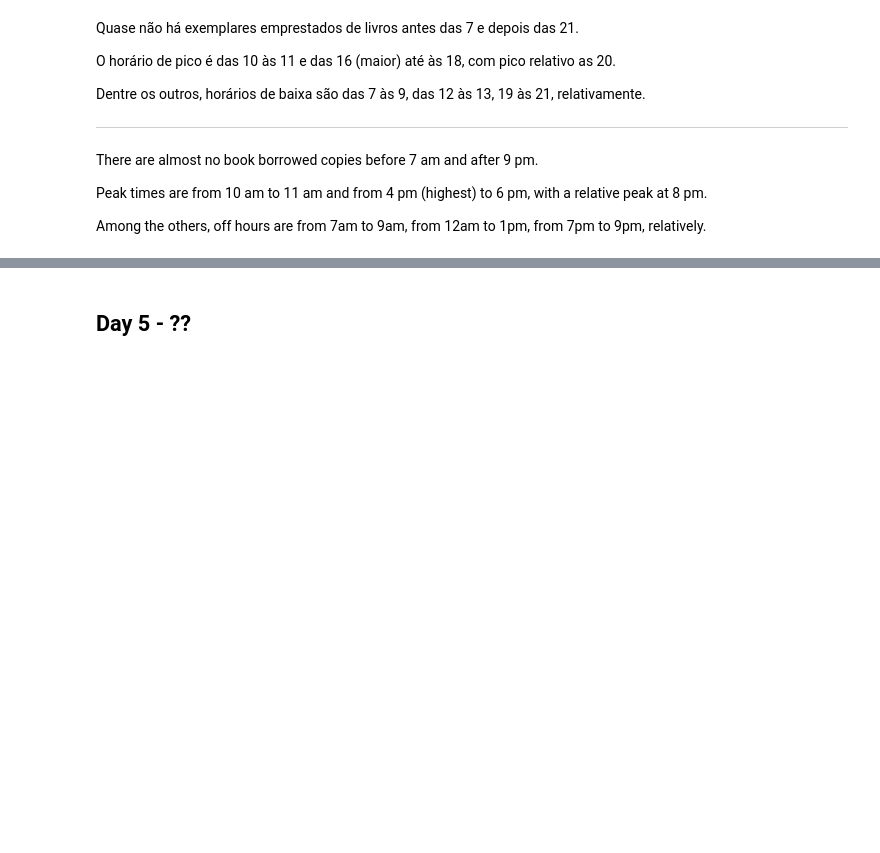
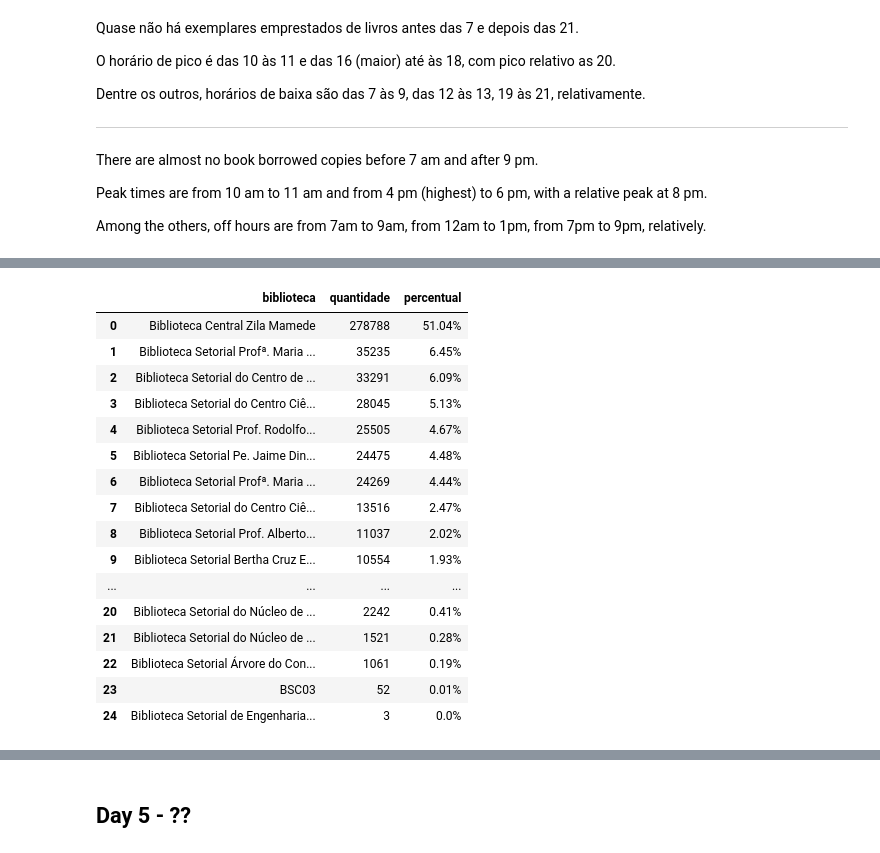
Before and after one commit to migueltosi/UFRN-Library-Data-Analysis, a Jupyter notebook: UFRN_Library.ipynb, the cells around one changed output, grey strips where cells are left out. Saved outputs shown, nothing was run; the diff lists cells and outputs as text; code cells hidden in the pictures; blank space fills up the shorter version.

```diff
--- a/UFRN_Library.ipynb
+++ b/UFRN_Library.ipynb
@@ -512,0 +529,14 @@ Among the others, off hours are from 7am to 9am, from 12am to 1pm, from 7pm to 9
+# %%
+categorical_df = df[['tipo_vinculo_usuario', 'biblioteca', 'colecao', 'CDU']]
+def create_categorical_df(categorical_value):
+  categorical_value = str(categorical_value)
+  by_categorical = (categorical_df[f'{categorical_value}'].value_counts()).reset_index()
+
+  by_categorical.columns = [f'{categorical_value}', 'quantidade']
+  by_categorical['percentual'] = (((by_categorical['quantidade'] / by_categorical['quantidade'].sum())*100).round(2)).astype('string') + '%'
+  return by_categorical
+# %%
+by_user_link_type = create_categorical_df('tipo_vinculo_usuario')
+by_library = create_categorical_df('biblioteca')
+by_colecao = create_categorical_df('colecao')
+by_cdu = create_categorical_df('CDU')
@@ -512,0 +561,20 @@ Among the others, off hours are from 7am to 9am, from 12am to 1pm, from 7pm to 9
+# %%
+by_library
+# %% [output]
+|  | biblioteca | quantidade | percentual |
+| 0 | Biblioteca Central Zila Mamede | 278788 | 51.04% |
+| 1 | Biblioteca Setorial Profª. Maria ... | 35235 | 6.45% |
+| 2 | Biblioteca Setorial do Centro de ... | 33291 | 6.09% |
+| 3 | Biblioteca Setorial do Centro Ciê... | 28045 | 5.13% |
+| 4 | Biblioteca Setorial Prof. Rodolfo... | 25505 | 4.67% |
+| 5 | Biblioteca Setorial Pe. Jaime Din... | 24475 | 4.48% |
+| 6 | Biblioteca Setorial Profª. Maria ... | 24269 | 4.44% |
+| 7 | Biblioteca Setorial do Centro Ciê... | 13516 | 2.47% |
+| 8 | Biblioteca Setorial Prof. Alberto... | 11037 | 2.02% |
+| 9 | Biblioteca Setorial Bertha Cruz E... | 10554 | 1.93% |
+| ... | ... | ... | ... |
+| 20 | Biblioteca Setorial do Núcleo de ... | 2242 | 0.41% |
+| 21 | Biblioteca Setorial do Núcleo de ... | 1521 | 0.28% |
+| 22 | Biblioteca Setorial Árvore do Con... | 1061 | 0.19% |
+| 23 | BSC03 | 52 | 0.01% |
+| 24 | Biblioteca Setorial de Engenharia... | 3 | 0.0% |
```
Also changed, not shown: parts of 13 cells of this notebook.
